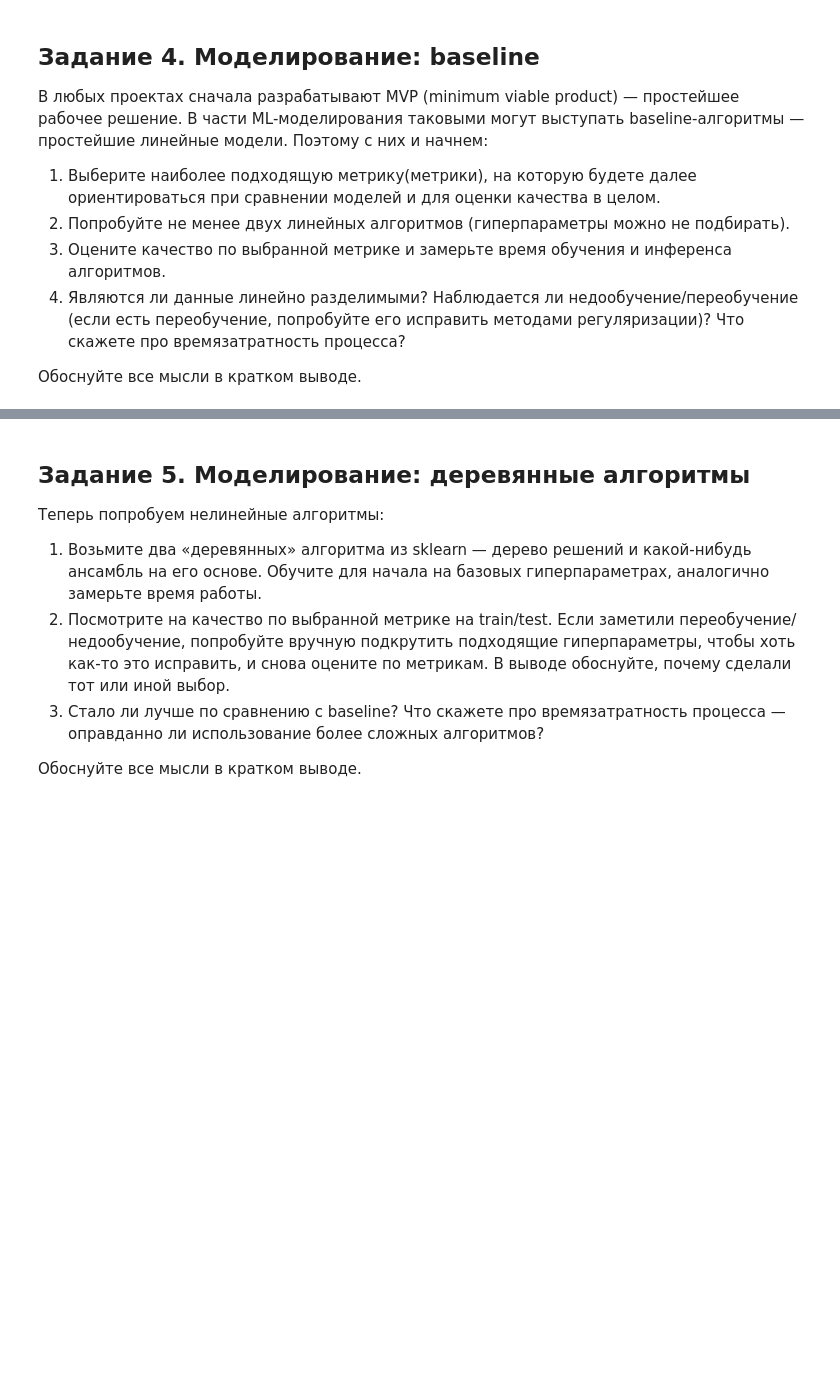
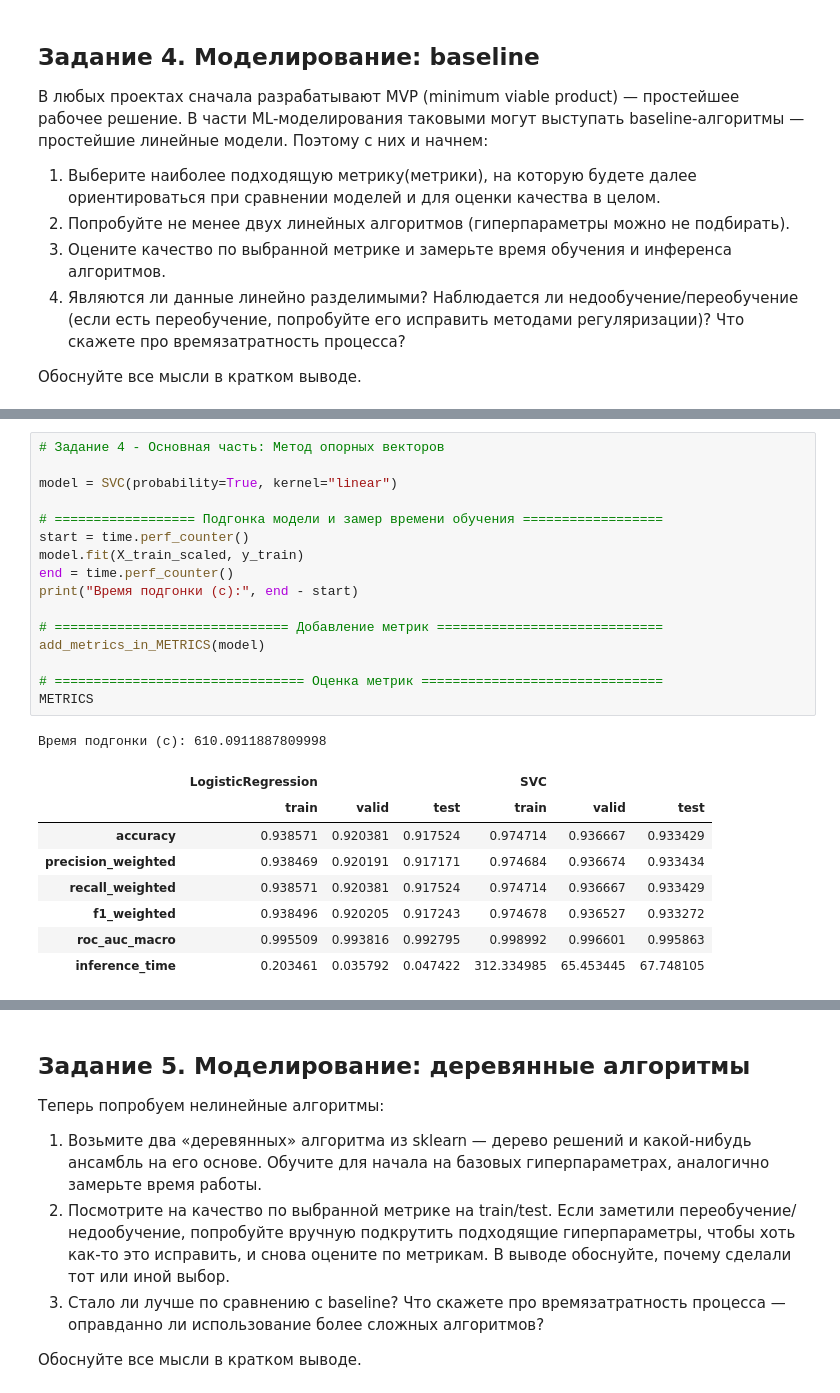
Before and after one commit to EgrSlv/DeepLearning__MIPT, a Jupyter notebook: Final_task/ML_FinalTask_report_SolovevEgor.ipynb, the cells around one changed output, grey strips where cells are left out. Saved outputs shown, nothing was run; the diff lists cells and outputs as text; blank space fills up the shorter version.

```diff
--- a/Final_task/ML_FinalTask_report_SolovevEgor.ipynb
+++ b/Final_task/ML_FinalTask_report_SolovevEgor.ipynb
@@ -345,0 +454,26 @@ plt.show()
+# %%
+# Задание 4 - Основная часть: Метод опорных векторов
+
+model = SVC(probability=True, kernel="linear")
+
+# ================== Подгонка модели и замер времени обучения ==================
+start = time.perf_counter()
+model.fit(X_train_scaled, y_train)
+end = time.perf_counter()
+print("Время подгонки (с):", end - start)
+
+# ============================== Добавление метрик =============================
+add_metrics_in_METRICS(model)
+
+# ================================ Оценка метрик ===============================
+METRICS
+# %% [output]
+Время подгонки (с): 610.0911887809998
+|  | LogisticRegression |  |  | SVC |  |  |
+|  | train | valid | test | train | valid | test |
+| accuracy | 0.938571 | 0.920381 | 0.917524 | 0.974714 | 0.936667 | 0.933429 |
+| precision_weighted | 0.938469 | 0.920191 | 0.917171 | 0.974684 | 0.936674 | 0.933434 |
+| recall_weighted | 0.938571 | 0.920381 | 0.917524 | 0.974714 | 0.936667 | 0.933429 |
+| f1_weighted | 0.938496 | 0.920205 | 0.917243 | 0.974678 | 0.936527 | 0.933272 |
+| roc_auc_macro | 0.995509 | 0.993816 | 0.992795 | 0.998992 | 0.996601 | 0.995863 |
+| inference_time | 0.203461 | 0.035792 | 0.047422 | 312.334985 | 65.453445 | 67.748105 |
```
Also changed, not shown: parts of 16 cells of this notebook.
